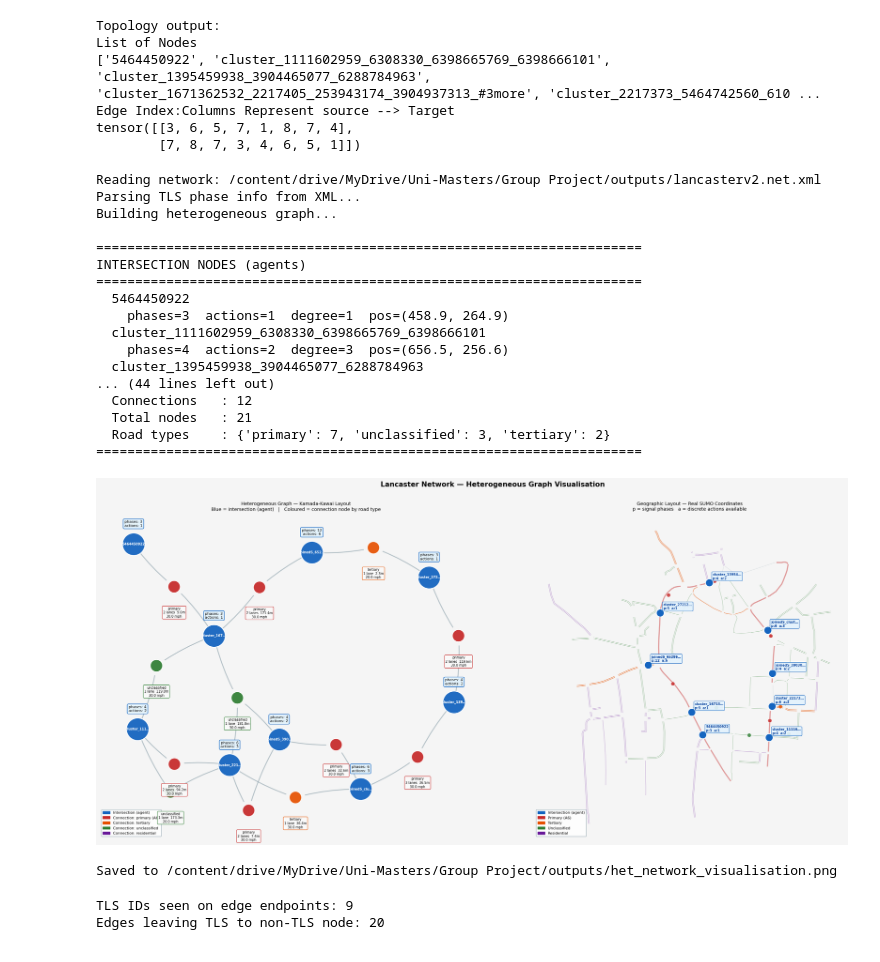
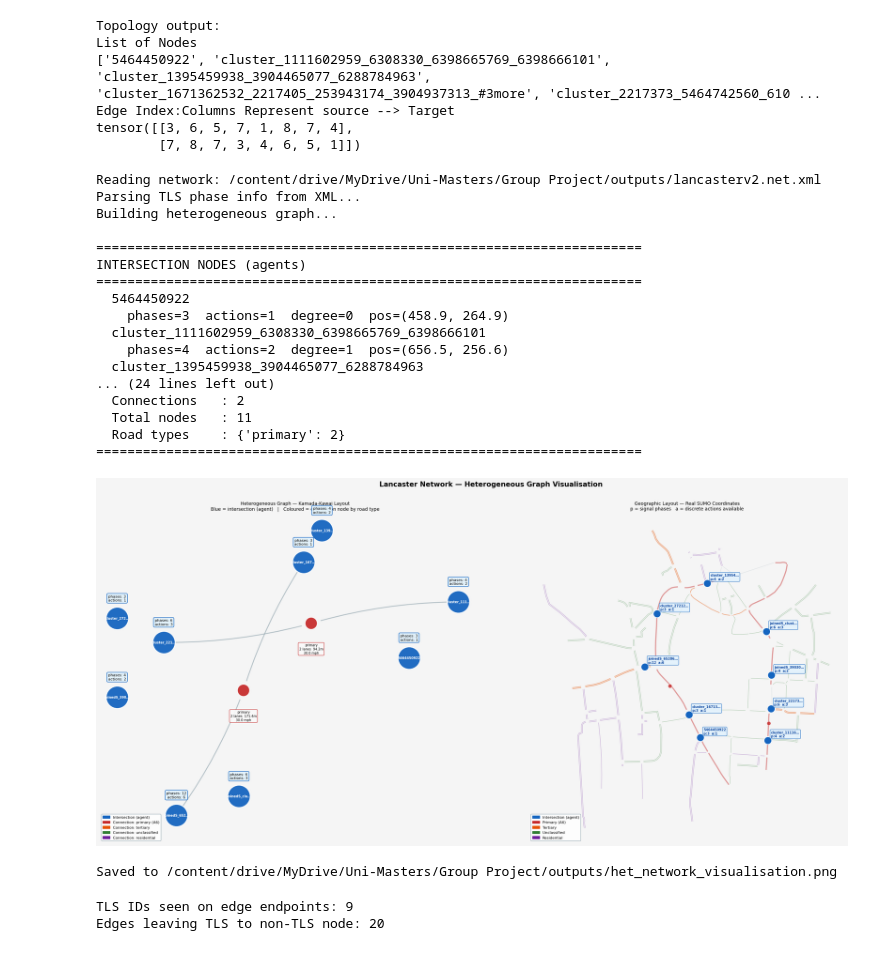
Before and after one commit to abergh18/marl-tsc, a Jupyter notebook: notebooks/het_graph_test_flow.ipynb, the cells around one changed output. Saved outputs shown, nothing was run; the diff lists cells and outputs as text; code cells hidden in the pictures.

```diff
--- a/notebooks/het_graph_test_flow.ipynb
+++ b/notebooks/het_graph_test_flow.ipynb
@@ -440,31 +440,31 @@ tensor([[3, 6, 5, 7, 1, 8, 7, 4],
 # %%
 #/content/marl-tsc/networks
 from networks.visualise_het_net import visualise_het_network
 
 visualise_het_network(
     network_file=str(paths.network_file),
     output_dir=str(OUTPUT_DIR),
-    max_hops=5
+    max_hops=1
 )
 # %% [output]
 Reading network: /content/drive/MyDrive/Uni-Masters/Group Project/outputs/lancasterv2.net.xml
 Parsing TLS phase info from XML...
 Building heterogeneous graph...
 
 ======================================================================
 INTERSECTION NODES (agents)
 ======================================================================
   5464450922
-    phases=3  actions=1  degree=1  pos=(458.9, 264.9)
+    phases=3  actions=1  degree=0  pos=(458.9, 264.9)
   cluster_1111602959_6308330_6398665769_6398666101
-    phases=4  actions=2  degree=3  pos=(656.5, 256.6)
+    phases=4  actions=2  degree=1  pos=(656.5, 256.6)
   cluster_1395459938_3904465077_6288784963
-... (44 lines left out)
-  Connections   : 12
-  Total nodes   : 21
-  Road types    : {'primary': 7, 'unclassified': 3, 'tertiary': 2}
+... (24 lines left out)
+  Connections   : 2
+  Total nodes   : 11
+  Road types    : {'primary': 2}
 ======================================================================
-[figure, old version]
+[figure, new version]
 Saved to /content/drive/MyDrive/Uni-Masters/Group Project/outputs/het_network_visualisation.png
 # %%
 from sumolib.net import readNet
```
Also changed, not shown: parts of 5 cells of this notebook.
